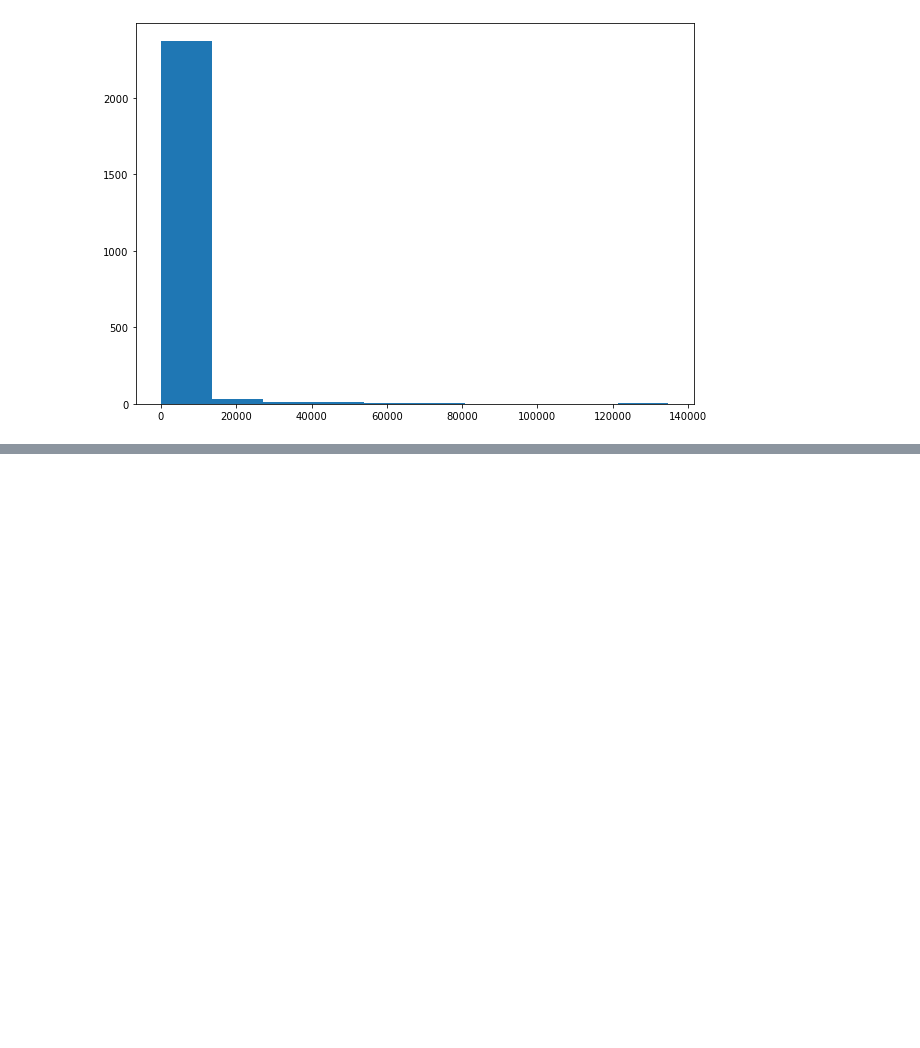
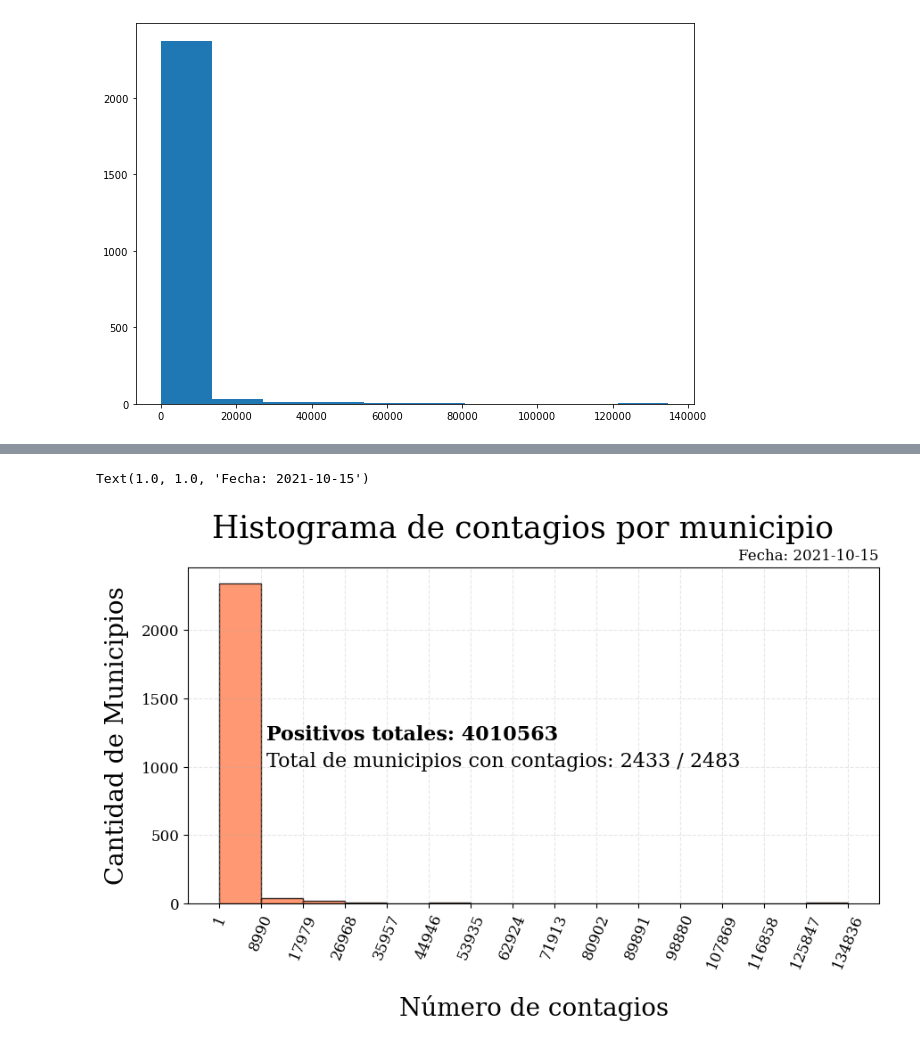
Before and after one commit to EGLL69247/COVID-V2, a Jupyter notebook: COVID.ipynb, the cells around one changed output, grey strips where cells are left out. Cells and saved outputs as stored; diff of their text form; code cells hidden in the pictures; blank space fills up the shorter version.

```diff
--- a/COVID.ipynb
+++ b/COVID.ipynb
@@ -375,0 +401,30 @@ from geopy.distance import geodesic
+# %%
+#Función para cuando el ancho de clase contiene más de un valor de nuestra muestra
+def cb2(x,b):
+    el=len(set(x))
+    an=(max(x)-min(x))/b #((el-1)/b)
+    bt=[0 for x in range(b+1)]
+    bt[0]=min(list((set(x))))
+    i=1
+    while i<len(bt):
+        bt[i]=bt[i-1]+an
+        i+=1
+    return bt
+bins=15
+
+plt.figure(dpi=100,figsize=(10,5))
+plt.hist(pos.cnt,ec='k',color="coral",alpha=0.8,bins=bins)
+plt.xticks(cb2(pos.cnt,bins),np.round(cb2(pos.cnt,bins)).astype('int32'),rotation=67.5,fontname='serif',fontsize=12)
+plt.yticks(fontname='serif',fontsize=12)
+plt.ylabel("Cantidad de Municipios",fontsize=20,fontname='serif',labelpad=10)
+plt.xlabel("Número de contagios",fontsize=20,fontname='serif',labelpad=20)
+plt.suptitle("Histograma de contagios por municipio",fontsize=25,fontname='serif',y=1)
+plt.grid(True,alpha=.3,linestyle='--')
+plt.text(10000,1200,"Positivos totales: "+str(np.sum(pos.cnt)),fontsize=16,fontweight="bold",fontname='serif',ha= 'left')
+plt.text(10000,1000,"Total de municipios con contagios: "+str(len(pos))+' / '+str(len(mun)),fontsize=16,fontname='serif',ha= 'left')
+#plt.text(100,300,"Total de Municipios infectados: "+str(len(geofq)),fontsize=16,fontweight="bold",fontname='serif')
+plt.title('Fecha: '+date(2021,10,15).isoformat(),loc='right',fontname='serif')
+# plt.savefig('Estadisticas.png',dpi=300,bbox_inches='tight');
+# %% [output]
+Text(1.0, 1.0, 'Fecha: 2021-10-15')
+[figure, added]
```
Also changed, not shown: parts of 21 cells of this notebook.
